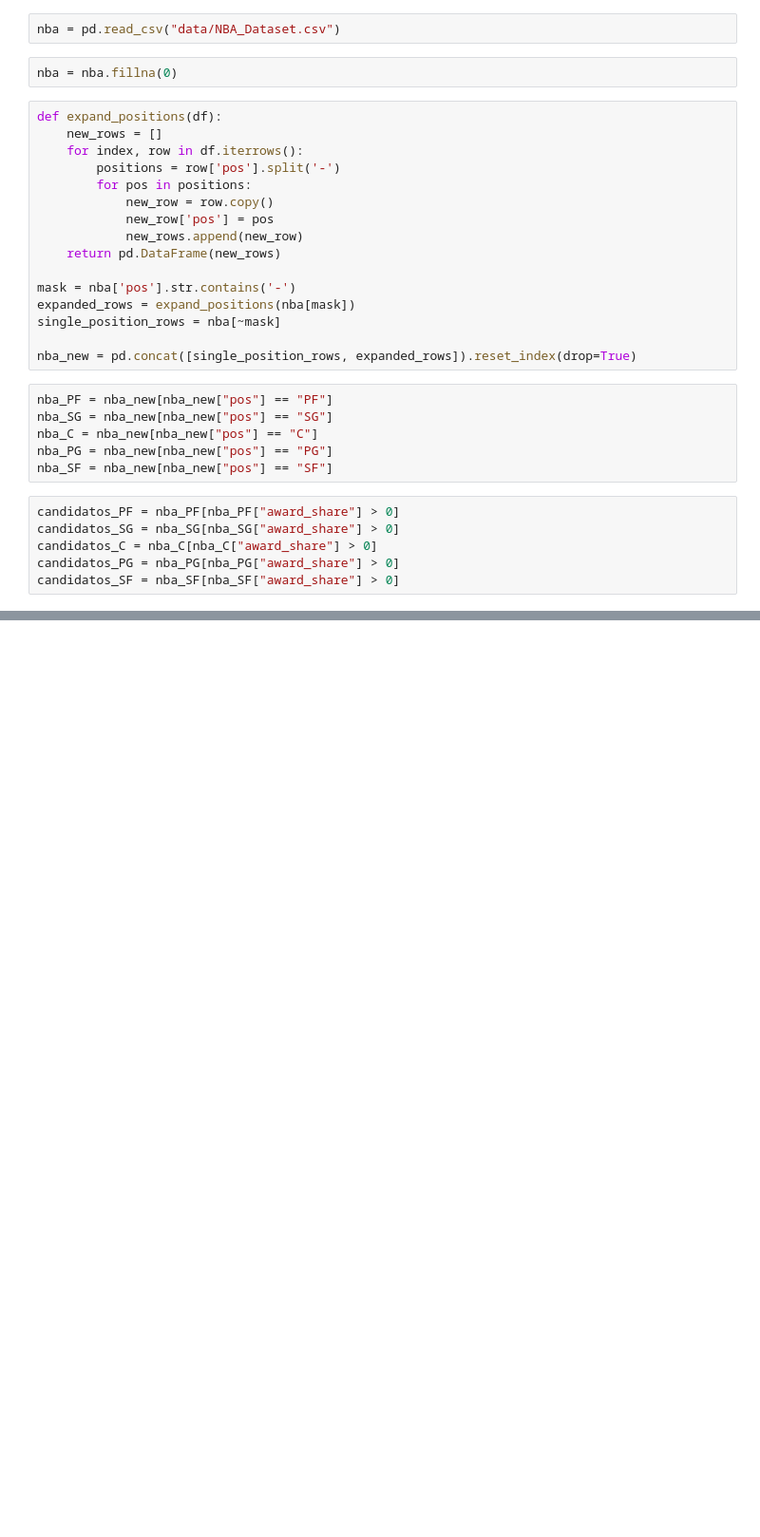
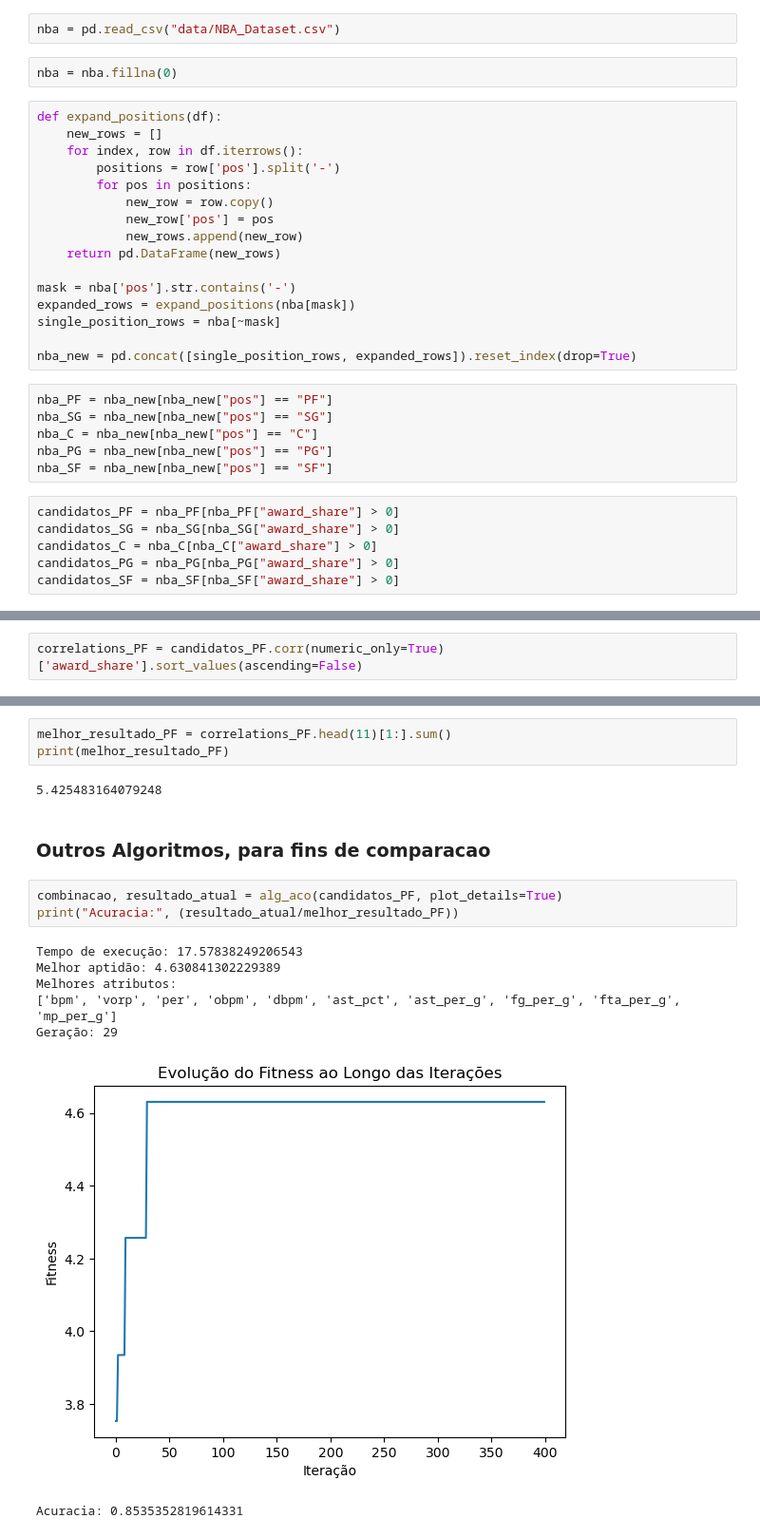
Before and after one commit to luca1-1/comp_evolucionaria, a Jupyter notebook: trabalho.ipynb, the cells around one changed output, grey strips where cells are left out. Shown at 95% size. Cells and saved outputs as stored; diff of their text form; blank space fills up the shorter version.

Commit message:
Plots e acuracias para todas as poricoes e geral

```diff
--- a/trabalho.ipynb
+++ b/trabalho.ipynb
@@ -230,0 +48,2 @@ Geração: 294
+# %%
+correlations_PF = candidatos_PF.corr(numeric_only=True)['award_share'].sort_values(ascending=False)
@@ -230,0 +65,18 @@ Geração: 294
+# %%
+melhor_resultado_PF = correlations_PF.head(11)[1:].sum()
+print(melhor_resultado_PF)
+# %% [output]
+5.425483164079248
+# %% [markdown]
+### Outros Algoritmos, para fins de comparacao
+# %%
+combinacao, resultado_atual = alg_aco(candidatos_PF, plot_details=True)
+print("Acuracia:", (resultado_atual/melhor_resultado_PF))
+# %% [output]
+Tempo de execução: 17.57838249206543
+Melhor aptidão: 4.630841302229389
+Melhores atributos:
+['bpm', 'vorp', 'per', 'obpm', 'dbpm', 'ast_pct', 'ast_per_g', 'fg_per_g', 'fta_per_g', 'mp_per_g']
+Geração: 29
+[figure, added]
+Acuracia: 0.8535352819614331
```
Also changed, not shown: parts of 106 cells of this notebook, 4 other files.
